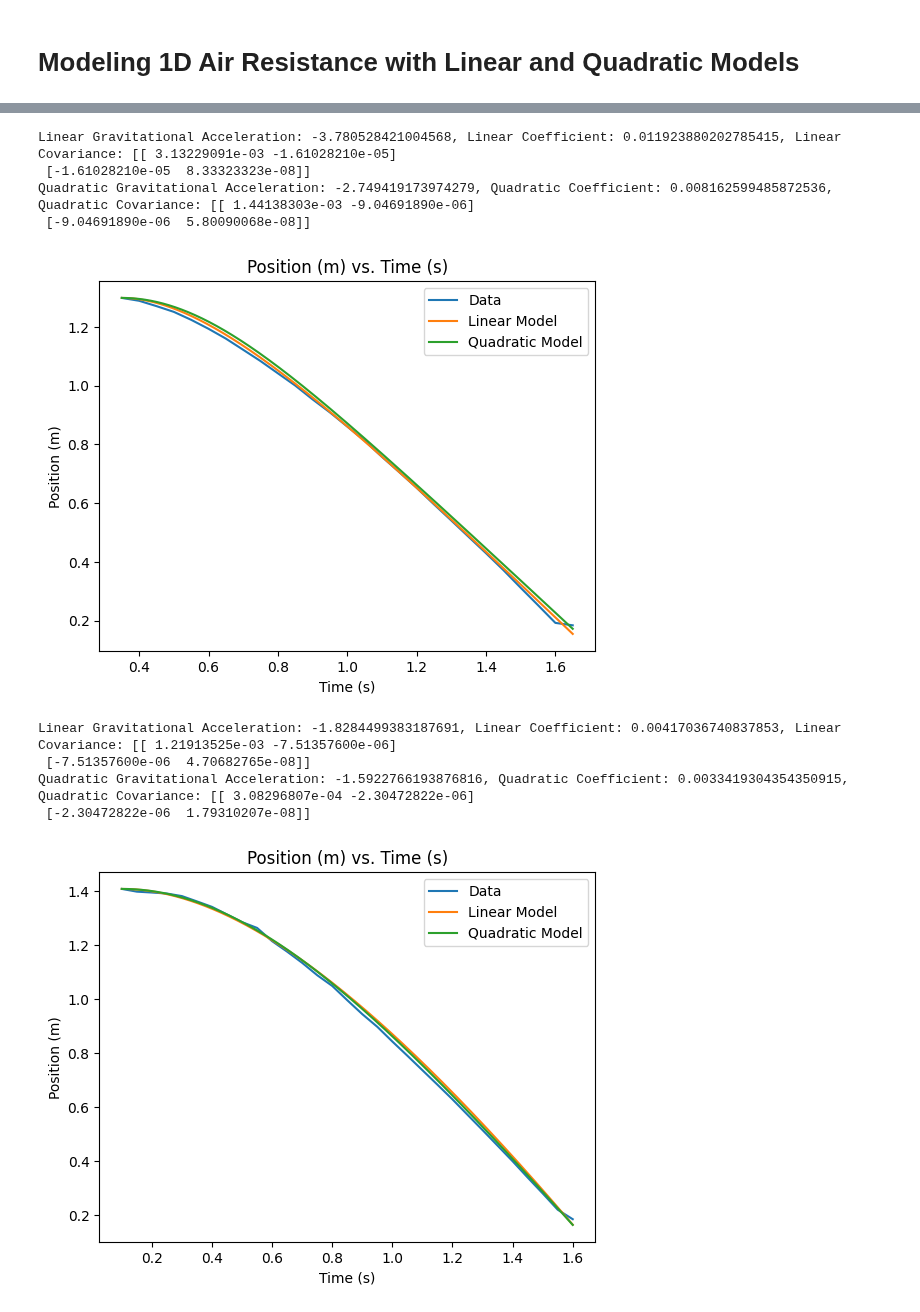
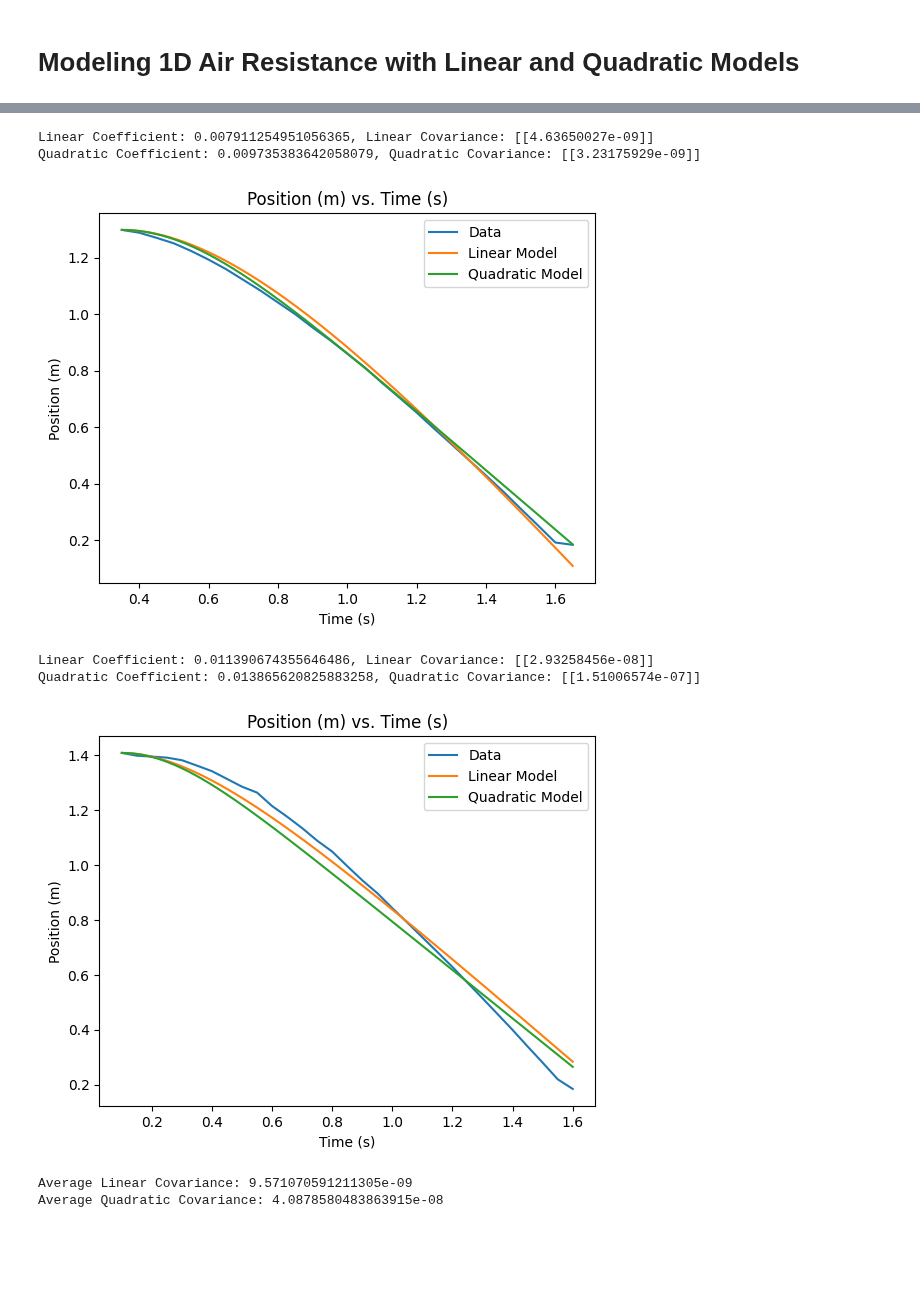
Before and after one commit to kevinthegreat1/HonorsPhysics2, a Jupyter notebook: Unit2/1DWithAirResistance/Model.ipynb, the cells around one changed output, grey strips where cells are left out. Drawn from its saved outputs; the diff is of its cells as text; code cells hidden in the pictures; blank space fills up the shorter version.

Commit message:
Model constant custom gravitational acceleration

```diff
--- a/Unit2/1DWithAirResistance/Model.ipynb
+++ b/Unit2/1DWithAirResistance/Model.ipynb
@@ -10,6 +11,6 @@ import matplotlib.pyplot as plt
 # %%
 # Constants
-gravitational_acceleration = -9.81  # m/s^2
+gravitational_acceleration = -3  # m/s^2
 mass = 0.0036  # kg
 # %%
 # Model Linear and Quadratic Air Resistance
@@ -20,8 +21,8 @@ def model(name, times, positions, velocities):
         accelerations.append((velocities[i + 1] - velocities[i]) / (times[i + 1] - times[i]))
 
     # Define linear and quadratic model evaluation functions
-    def linear_eval(velocities, linear_gravitational_acceleration, coefficient):
-        linear_accelerations = [linear_gravitational_acceleration - coefficient * velocity / mass for velocity in
+    def linear_eval(velocities, coefficient):
+        linear_accelerations = [gravitational_acceleration - coefficient * velocity / mass for velocity in
                                 velocities]
         linear_velocities = [0]
         linear_positions = [positions[0]]
@@ -30,8 +31,8 @@ def model(name, times, positions, velocities):
             linear_positions.append(linear_positions[i] + linear_velocities[i + 1] * (times[i + 1] - times[i]))
         return linear_positions
 
-    def quadratic_eval(velocities, quadratic_gravitational_acceleration, coefficient):
-        quadratic_accelerations = [quadratic_gravitational_acceleration + coefficient * velocity ** 2 / mass for
+    def quadratic_eval(velocities, coefficient):
+        quadratic_accelerations = [gravitational_acceleration + coefficient * velocity ** 2 / mass for
                                    velocity in velocities]
         quadratic_velocities = [0]
         quadratic_positions = [positions[0]]
@@ -45,29 +46,29 @@ def model(name, times, positions, velocities):
     linear_coefficient, linear_cov = curve_fit(linear_eval, velocities, positions)
     quadratic_coefficient, quadratic_cov = curve_fit(quadratic_eval, velocities, positions)
 
-    print(f"Linear Gravitational Acceleration: {linear_coefficient[0]}, Linear Coefficient: {linear_coefficient[1]}, Linear Covariance: {linear_cov}")
-    print(f"Quadratic Gravitational Acceleration: {quadratic_coefficient[0]}, Quadratic Coefficient: {quadratic_coefficient[1]}, Quadratic Covariance: {quadratic_cov}")
+    print(f"Linear Coefficient: {linear_coefficient[0]}, Linear Covariance: {linear_cov}")
+    print(f"Quadratic Coefficient: {quadratic_coefficient[0]}, Quadratic Covariance: {quadratic_cov}")
 
     # Model 1D motion with air resistance
-    def linear_model(linear_times, linear_gravitational_acceleration, coefficient):
+    def linear_model(linear_times, coefficient):
         linear_accelerations = [0]
         linear_velocities = [0]
         linear_positions = [positions[0]]
         for i in range(len(linear_times) - 1):
-            linear_accelerations.append(linear_gravitational_acceleration - coefficient * linear_velocities[i] / mass)
+            linear_accelerations.append(gravitational_acceleration - coefficient * linear_velocities[i] / mass)
             linear_velocities.append(
                 linear_velocities[i] + linear_accelerations[i + 1] * (linear_times[i + 1] - linear_times[i]))
             linear_positions.append(
                 linear_positions[i] + linear_velocities[i + 1] * (linear_times[i + 1] - linear_times[i]))
         return linear_accelerations, linear_velocities, linear_positions
 
-    def quadratic_model(quadratic_times, quadratic_gravitational_acceleration, coefficient):
+    def quadratic_model(quadratic_times, coefficient):
         quadratic_accelerations = [0]
         quadratic_velocities = [0]
         quadratic_positions = [positions[0]]
         for i in range(len(quadratic_times) - 1):
             quadratic_accelerations.append(
-                quadratic_gravitational_acceleration + coefficient * quadratic_velocities[i] ** 2 / mass)
+                gravitational_acceleration + coefficient * quadratic_velocities[i] ** 2 / mass)
             quadratic_velocities.append(quadratic_velocities[i] + quadratic_accelerations[i + 1] * (
                     quadratic_times[i + 1] - quadratic_times[i]))
             quadratic_positions.append(
@@ -75,11 +76,9 @@ def model(name, times, positions, velocities):
         return quadratic_accelerations, quadratic_velocities, quadratic_positions
 
     model_times = np.linspace(times[0], times[len(times) - 1], 100000)
-    linear_accelerations, linear_velocities, linear_positions = linear_model(model_times, linear_coefficient[0],
-                                                                             linear_coefficient[1])
+    linear_accelerations, linear_velocities, linear_positions = linear_model(model_times, linear_coefficient[0])
     quadratic_accelerations, quadratic_velocities, quadratic_positions = quadratic_model(model_times,
-                                                                                         quadratic_coefficient[0],
-                                                                                         quadratic_coefficient[1])
+                                                                                         quadratic_coefficient[0])
 
     # Plot data and models
     plt.plot(times, positions)
@@ -91,15 +90,20 @@ def model(name, times, positions, velocities):
     plt.legend(["Data", "Linear Model", "Quadratic Model"])
     plt.savefig(f"{name}.png", dpi=300)
     plt.show()
+
+    return linear_cov[0][0], quadratic_cov[0][0]
 # %%
+print(f"Gravitational Acceleration: {gravitational_acceleration} m/s^2\n")
 data1 = pd.read_csv("Sensor1.csv")
-model("Sensor1", data1["Time (s)"], data1["Position (m)"], data1["Velocity (m/s)"])
+linear_cov_1, quadratic_cov1 = model("Sensor1", data1["Time (s)"], data1["Position (m)"], data1["Velocity (m/s)"])
 data2 = pd.read_csv("Sensor2.csv")
-model("Sensor2", data2["Time (s)"], data2["Position (m)"], data2["Velocity (m/s)"])
+linear_cov_2, quadratic_cov2 = model("Sensor2", data2["Time (s)"], data2["Position (m)"], data2["Velocity (m/s)"])
 data3 = pd.read_csv("Sensor3.csv")
-model("Sensor3", data3["Time (s)"], data3["Position (m)"], data3["Velocity (m/s)"])
+linear_cov_3, quadratic_cov3 = model("Sensor3", data3["Time (s)"], data3["Position (m)"], data3["Velocity (m/s)"])
 data4 = pd.read_csv("Sensor4.csv")
-model("Sensor4", data4["Time (s)"], data4["Position (m)"], data4["Velocity (m/s)"])
+linear_cov_4, quadratic_cov4 = model("Sensor4", data4["Time (s)"], data4["Position (m)"], data4["Velocity (m/s)"])
 data5 = pd.read_csv("Sensor5.csv")
-model("Sensor5", data5["Time (s)"], data5["Position (m)"], data5["Velocity (m/s)"])
+linear_cov_5, quadratic_cov5 = model("Sensor5", data5["Time (s)"], data5["Position (m)"], data5["Velocity (m/s)"])
+print(f"Average Linear Covariance: {statistics.mean([linear_cov_1, linear_cov_2, linear_cov_3, linear_cov_4, linear_cov_5])}")
+print(f"Average Quadratic Covariance: {statistics.mean([quadratic_cov1, quadratic_cov2, quadratic_cov3, quadratic_cov4, quadratic_cov5])}")
 # %% [output]
@@ -121,10 +121,8 @@ Quadratic Gravitational Acceleration: -2.5167845262296598, Quadratic Coefficient
-Linear Gravitational Acceleration: -3.780528421004568, Linear Coefficient: 0.011923880202785415, Linear Covariance: [[ 3.13229091e-03 -1.61028210e-05]
- [-1.61028210e-05  8.33323323e-08]]
-Quadratic Gravitational Acceleration: -2.749419173974279, Quadratic Coefficient: 0.008162599485872536, Quadratic Covariance: [[ 1.44138303e-03 -9.04691890e-06]
- [-9.04691890e-06  5.80090068e-08]]
+Linear Coefficient: 0.007911254951056365, Linear Covariance: [[4.63650027e-09]]
+Quadratic Coefficient: 0.009735383642058079, Quadratic Covariance: [[3.23175929e-09]]
-[figure, old version]
+[figure, new version]
-Linear Gravitational Acceleration: -1.8284499383187691, Linear Coefficient: 0.00417036740837853, Linear Covariance: [[ 1.21913525e-03 -7.51357600e-06]
- [-7.51357600e-06  4.70682765e-08]]
-Quadratic Gravitational Acceleration: -1.5922766193876816, Quadratic Coefficient: 0.0033419304354350915, Quadratic Covariance: [[ 3.08296807e-04 -2.30472822e-06]
- [-2.30472822e-06  1.79310207e-08]]
+Linear Coefficient: 0.011390674355646486, Linear Covariance: [[2.93258456e-08]]
+Quadratic Coefficient: 0.013865620825883258, Quadratic Covariance: [[1.51006574e-07]]
-[figure, old version]
+[figure, new version]
+Average Linear Covariance: 9.571070591211305e-09
+Average Quadratic Covariance: 4.0878580483863915e-08
```
Also changed, not shown: parts of 2 cells of this notebook, 5 other files.
